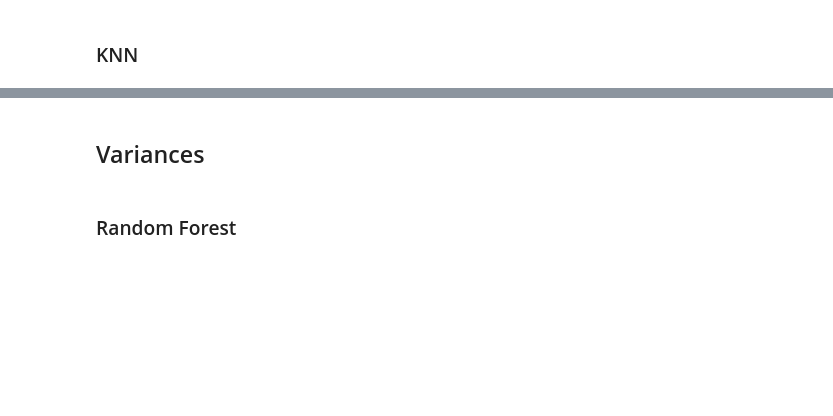
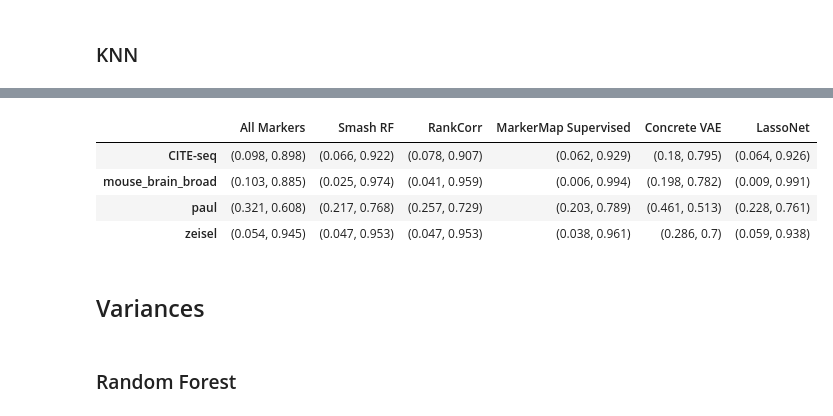
Before and after one commit to Computational-Morphogenomics-Group/MarkerMap, a Jupyter notebook: notebooks/SummaryTable.ipynb, the cells around one changed output, grey strips where cells are left out. Saved outputs shown, nothing was run; the diff lists cells and outputs as text; code cells hidden in the pictures; blank space fills up the shorter version.

```diff
--- a/notebooks/SummaryTable.ipynb
+++ b/notebooks/SummaryTable.ipynb
@@ -105,6 +113,14 @@ tabulated_results2
 | mouse_brain_broad | (0.103, 0.885) | (0.234, 0.744) | (0.025, 0.974) | (0.016, 0.983) | (0.041, 0.959) | (0.14, 0.848) | (0.015, 0.985) | ... |
 | paul | (0.321, 0.608) | (0.632, 0.375) | (0.217, 0.768) | (0.291, 0.676) | (0.257, 0.729) | (0.447, 0.521) | (0.268, 0.721) | ... |
 | zeisel | (0.054, 0.945) | (0.261, 0.726) | (0.047, 0.953) | (0.103, 0.892) | (0.047, 0.953) | (0.273, 0.717) | (0.153, 0.84) | ... |
+# %%
+tabulated_results2[['All Markers', 'Smash RF', 'RankCorr', 'MarkerMap Supervised', 'Concrete VAE', 'LassoNet']]
+# %% [output]
+|  | All Markers | Smash RF | RankCorr | MarkerMap Supervised | Concrete VAE | LassoNet |
+| CITE-seq | (0.098, 0.898) | (0.066, 0.922) | (0.078, 0.907) | (0.062, 0.929) | (0.18, 0.795) | (0.064, 0.926) |
+| mouse_brain_broad | (0.103, 0.885) | (0.025, 0.974) | (0.041, 0.959) | (0.006, 0.994) | (0.198, 0.782) | (0.009, 0.991) |
+| paul | (0.321, 0.608) | (0.217, 0.768) | (0.257, 0.729) | (0.203, 0.789) | (0.461, 0.513) | (0.228, 0.761) |
+| zeisel | (0.054, 0.945) | (0.047, 0.953) | (0.047, 0.953) | (0.038, 0.961) | (0.286, 0.7) | (0.059, 0.938) |
 # %% [markdown]
 ## Variances
 # %% [markdown]
```
Also changed, not shown: parts of 4 cells of this notebook.
